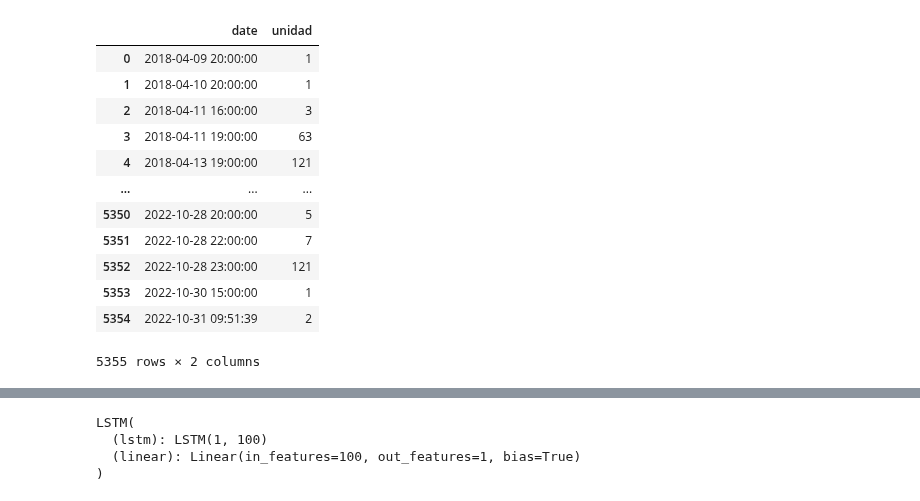
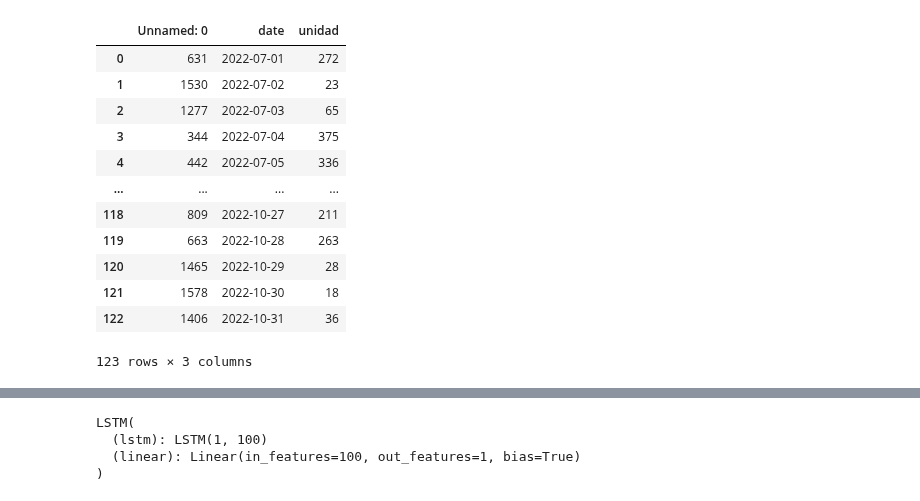
Before and after one commit to Peskysa/valverde, a Jupyter notebook: predict.ipynb, the cells around one changed output, grey strips where cells are left out. Cells and saved outputs as stored; diff of their text form; code cells hidden in the pictures.

```diff
--- a/predict.ipynb
+++ b/predict.ipynb
@@ -10,19 +11,19 @@ import matplotlib.pyplot as plt
 %matplotlib inline
 # %%
 import pandas as pd
-df_160 = pd.read_csv('new_date_160.csv')
+df_160 = pd.read_excel('datos predict.xlsx')
 df_160
 # %% [output]
-|  | date | unidad |
-| 0 | 2018-04-09 20:00:00 | 1 |
-| 1 | 2018-04-10 20:00:00 | 1 |
-| 2 | 2018-04-11 16:00:00 | 3 |
-| 3 | 2018-04-11 19:00:00 | 63 |
-| 4 | 2018-04-13 19:00:00 | 121 |
-| ... | ... | ... |
-| 5350 | 2022-10-28 20:00:00 | 5 |
-| 5351 | 2022-10-28 22:00:00 | 7 |
-| 5352 | 2022-10-28 23:00:00 | 121 |
-| 5353 | 2022-10-30 15:00:00 | 1 |
-| 5354 | 2022-10-31 09:51:39 | 2 |
+|  | Unnamed: 0 | date | unidad |
+| 0 | 631 | 2022-07-01 | 272 |
+| 1 | 1530 | 2022-07-02 | 23 |
+| 2 | 1277 | 2022-07-03 | 65 |
+| 3 | 344 | 2022-07-04 | 375 |
+| 4 | 442 | 2022-07-05 | 336 |
+| ... | ... | ... | ... |
+| 118 | 809 | 2022-10-27 | 211 |
+| 119 | 663 | 2022-10-28 | 263 |
+| 120 | 1465 | 2022-10-29 | 28 |
+| 121 | 1578 | 2022-10-30 | 18 |
+| 122 | 1406 | 2022-10-31 | 36 |
-5355 rows × 2 columns
+123 rows × 3 columns
```
Also changed, not shown: parts of 18 cells of this notebook, 2 other files.
